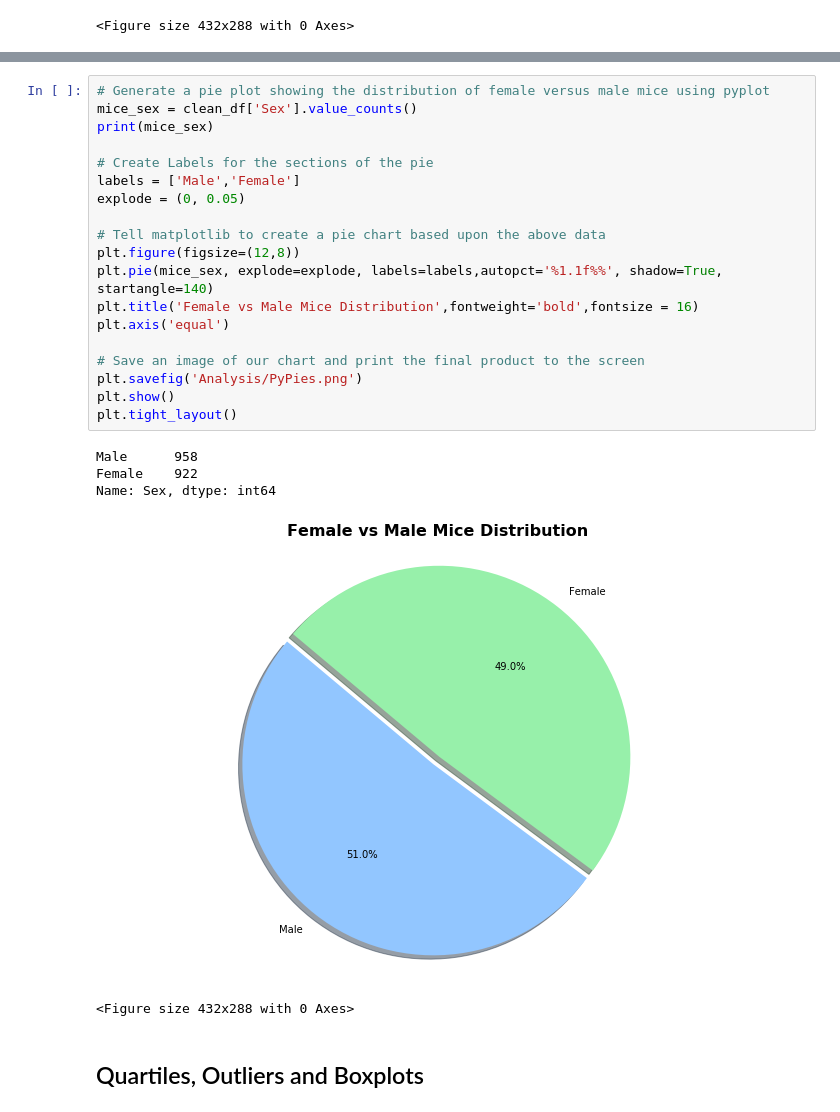
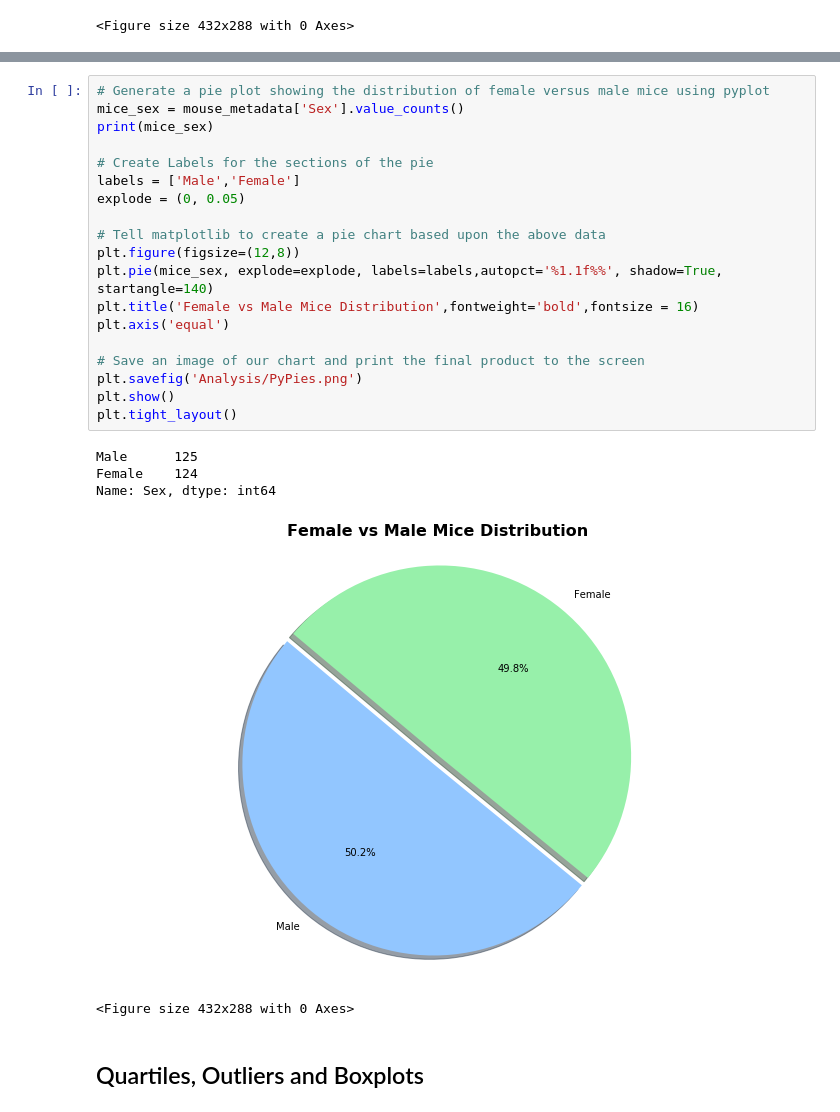
Before and after one commit to aashitarakesh/Matplotlib_Challenge, a Jupyter notebook: pymaceuticals_starter.ipynb, the cells around one changed output, grey strips where cells are left out. Drawn from its saved outputs; the diff is of its cells as text.

```diff
--- a/pymaceuticals_starter.ipynb
+++ b/pymaceuticals_starter.ipynb
@@ -205,28 +211,28 @@ plt.tight_layout()
 <Figure size 432x288 with 0 Axes>
 # %%
 # Generate a pie plot showing the distribution of female versus male mice using pyplot
-mice_sex = clean_df['Sex'].value_counts()
+mice_sex = mouse_metadata['Sex'].value_counts()
 print(mice_sex)
 
 # Create Labels for the sections of the pie
 labels = ['Male','Female']
 explode = (0, 0.05)
 
 # Tell matplotlib to create a pie chart based upon the above data
 plt.figure(figsize=(12,8))
 plt.pie(mice_sex, explode=explode, labels=labels,autopct='%1.1f%%', shadow=True, startangle=140)
 plt.title('Female vs Male Mice Distribution',fontweight='bold',fontsize = 16)
 plt.axis('equal')
 
 # Save an image of our chart and print the final product to the screen
 plt.savefig('Analysis/PyPies.png')
 plt.show()
 plt.tight_layout()
 # %% [output]
-Male      958
-Female    922
+Male      125
+Female    124
 Name: Sex, dtype: int64
-[figure, old version]
+[figure, new version]
 <Figure size 432x288 with 0 Axes>
 # %% [markdown]
 ## Quartiles, Outliers and Boxplots
```
Also changed, not shown: parts of 4 cells of this notebook, 3 other files.
